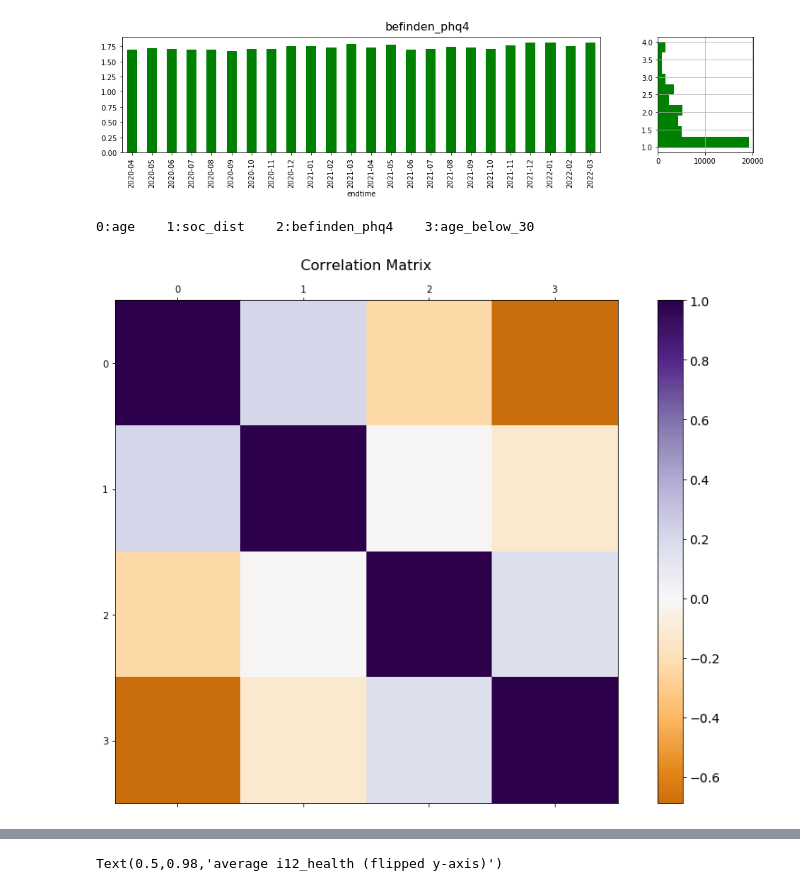
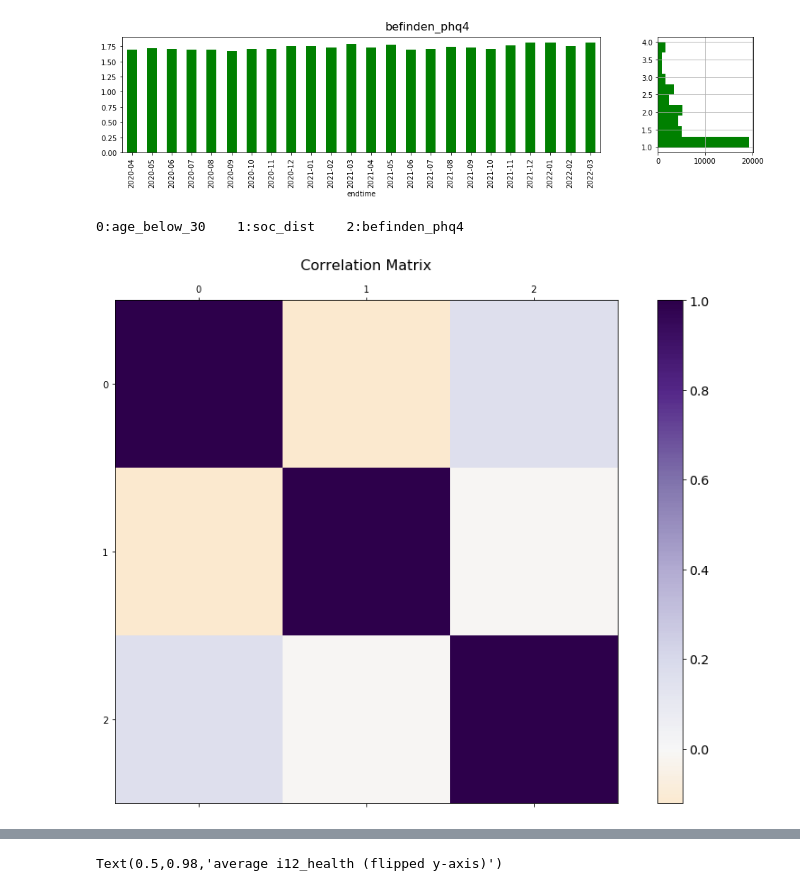
Before and after one commit to sevenbanisch/hackthon_yougov_data, a Jupyter notebook: hackathon/andreas/play-around.ipynb, the cells around one changed output, grey strips where cells are left out. Drawn from its saved outputs; the diff is of its cells as text; code cells hidden in the pictures.

```diff
--- a/hackathon/andreas/play-around.ipynb
+++ b/hackathon/andreas/play-around.ipynb
@@ -280,7 +305,8 @@ df2_firstwave = df[df["endtime"] < "2020-05"]
 [5 rows x 45 columns]
 # %%
 df3 = pd.DataFrame()
-df3["endtime"] = df["endtime"].dt.to_period("M")
+#df3["endtime"] = df["endtime"].dt.to_period("M")
+df3["endtime"] = df["endtime"]
 
 df4 = df.copy()
 dk_items = ["phq4_1","phq4_2","phq4_3","phq4_4"]
@@ -312,3 +338,11 @@ df3["age_below_30"] = df3["age"]
 df3["age_below_30"].where(df3["age_below_30"] > 30, -10, inplace = True)
 df3["age_below_30"].where(df3["age_below_30"] <= 30, 0, inplace = True)
 df3["age_below_30"].where(df3["age_below_30"] != -10, 1, inplace = True)
+
+
+df3_young = df3.loc[df3["age_below_30"] == 1].dropna(how="any")
+df3_old = df3.loc[df3["age_below_30"] == 0].dropna(how="any")
+df3_young.columns
+
+#quick_compare(["age"],df3_young)
+#quick_compare(["age"],df3_old)
@@ -323,7 +359,7 @@ quick_compare(["age_below_30","soc_dist","befinden_phq4"],df3)
 [figure]
 [figure]
 # %%
-plot_correlation(df3)
+plot_correlation(df3, ["age_below_30","soc_dist","befinden_phq4"])
 # %% [output]
-0:age    1:soc_dist    2:befinden_phq4    3:age_below_30
+0:age_below_30    1:soc_dist    2:befinden_phq4
-[figure, old version]
+[figure, new version]
```
Also changed, not shown: parts of 3 cells of this notebook, 6 other files.
